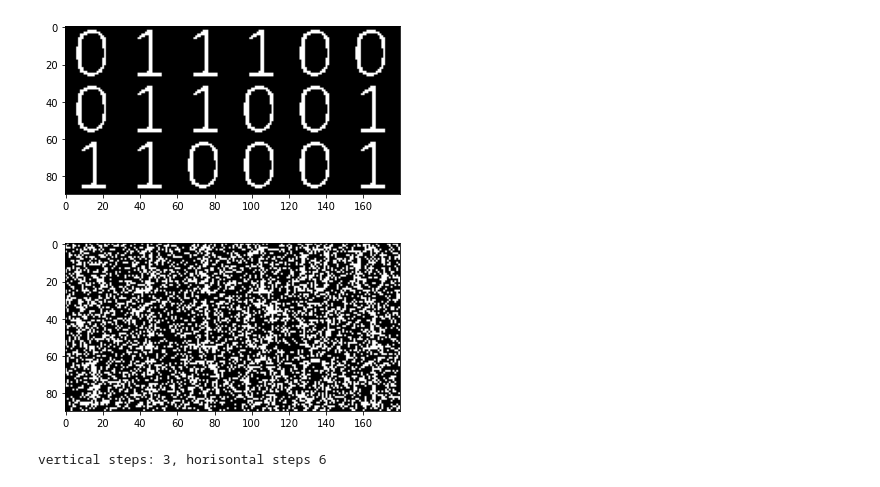
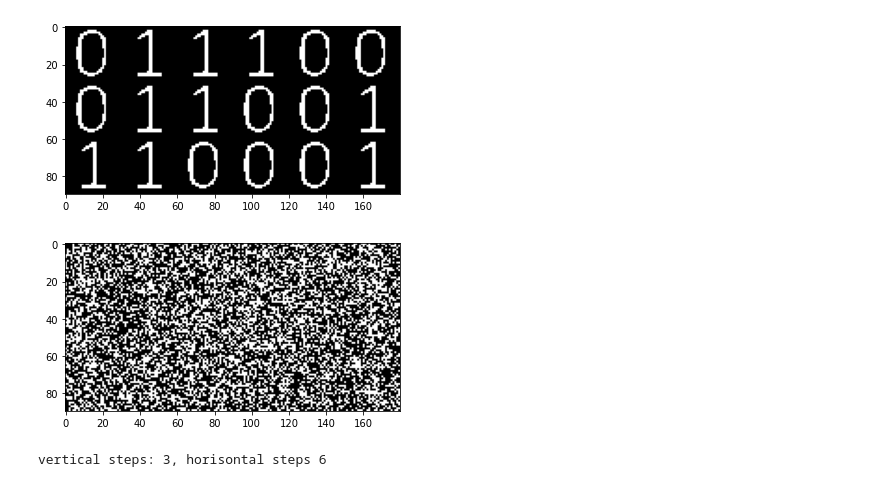
Before and after one commit to Ramina16/Structural_pattern_recognition, a Jupyter notebook: lab4_context_free_grammar/lab4_CYK.ipynb, the cells around one changed output. Saved outputs shown, nothing was run; the diff lists cells and outputs as text; code cells hidden in the pictures.

```diff
--- a/lab4_context_free_grammar/lab4_CYK.ipynb
+++ b/lab4_context_free_grammar/lab4_CYK.ipynb
@@ -177,11 +189,11 @@ plt.show()
  img shape (90, 180, 3)
 [figure]
 # %%
-add_noise(img_tenzor, prob=0.3)
+add_noise(img_tenzor, prob=0.4)
 plt.imshow(img_tenzor)
 plt.show()
 # %% [output]
-[figure, old version]
+[figure, new version]
 # %%
 labels, penalties = image_to_digits(img_tenzor, zero, one)
 labels
```
Also changed, not shown: parts of 5 cells of this notebook, 2 other files.
